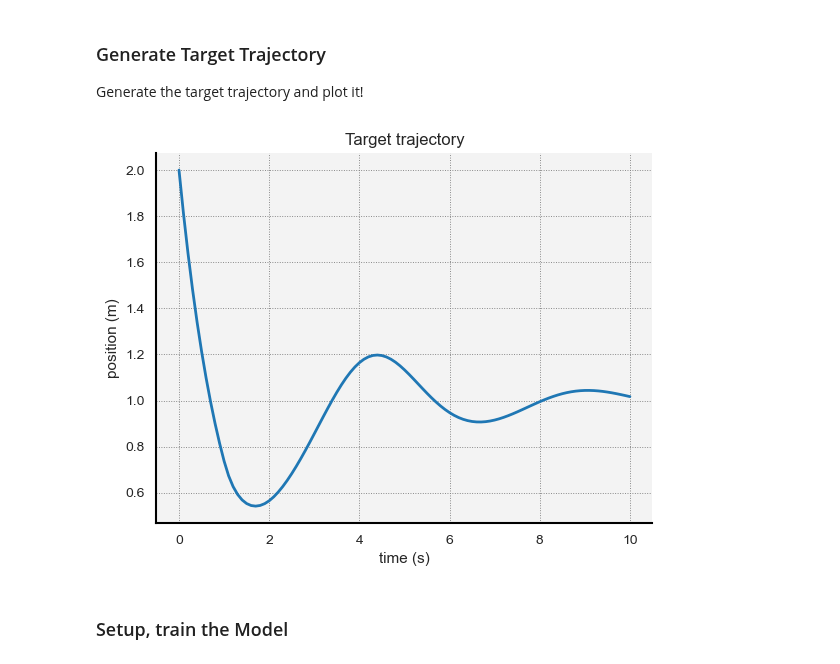
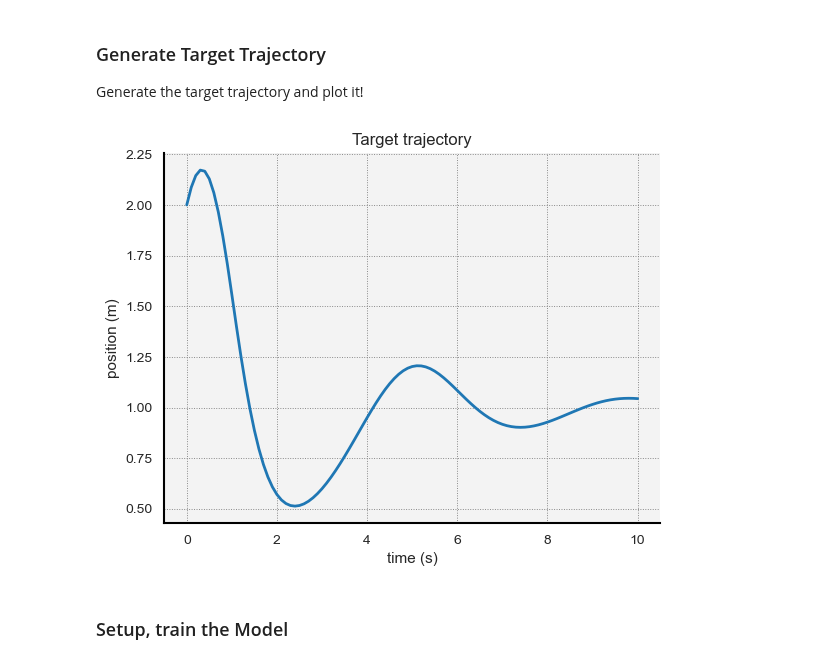
Before and after one commit to punkduckable/NDDE, a Jupyter notebook: NDDE.ipynb, the cells around one changed output. Cells and saved outputs as stored; diff of their text form; code cells hidden in the pictures.

```diff
--- a/NDDE.ipynb
+++ b/NDDE.ipynb
@@ -79,22 +80,24 @@ Initialize_MPL();
 Generate the target trajectory and plot it!
 # %%
 # Set up the parameters and tau value for the target trajectory.
-F_Target        = Model(theta_0 = 1.0, theta_1 = 1.0);
-x0_Target       = torch.tensor([2.0]);
+F_Target        = F_Model(theta_0 = 1.0, theta_1 = 1.0);
+a_Target        = torch.Tensor([1.5]);
+b_Target        = torch.Tensor([2.0]);
+X0_Target       = X0_Model(a = a_Target, b = b_Target);
 tau_Target      = torch.tensor(1.0);
 T_Target        = torch.tensor(10.0);
 
 # Get the target trajectory!
-x_Target, t_Target  = DDE_Solver(F = F_Target, x0 = x0_Target, tau = tau_Target, T = T_Target);
+x_Target, t_Target  = DDE_Solver(F = F_Target, X0 = X0_Target, tau = tau_Target, T = T_Target);
 
 # Finally, lets plot the target trajectory.
 seaborn.lineplot(x = t_Target, y = x_Target.reshape(-1).detach().numpy());
 seaborn.despine();
 plt.xlabel("time (s)");
 plt.ylabel("position (m)");
 plt.title("Target trajectory");
 # %% [output]
-[figure, old version]
+[figure, new version]
 # %% [markdown]
 ### Setup, train the Model
 # %%
```
Also changed, not shown: parts of 4 cells of this notebook, 4 other files.
